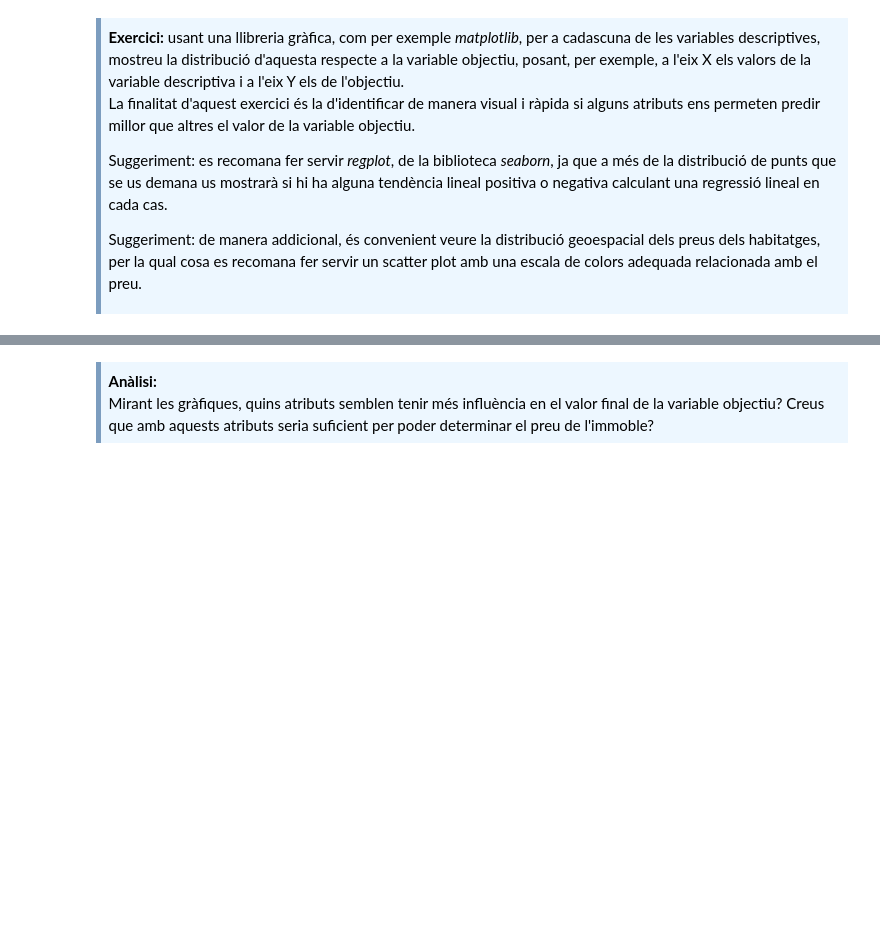
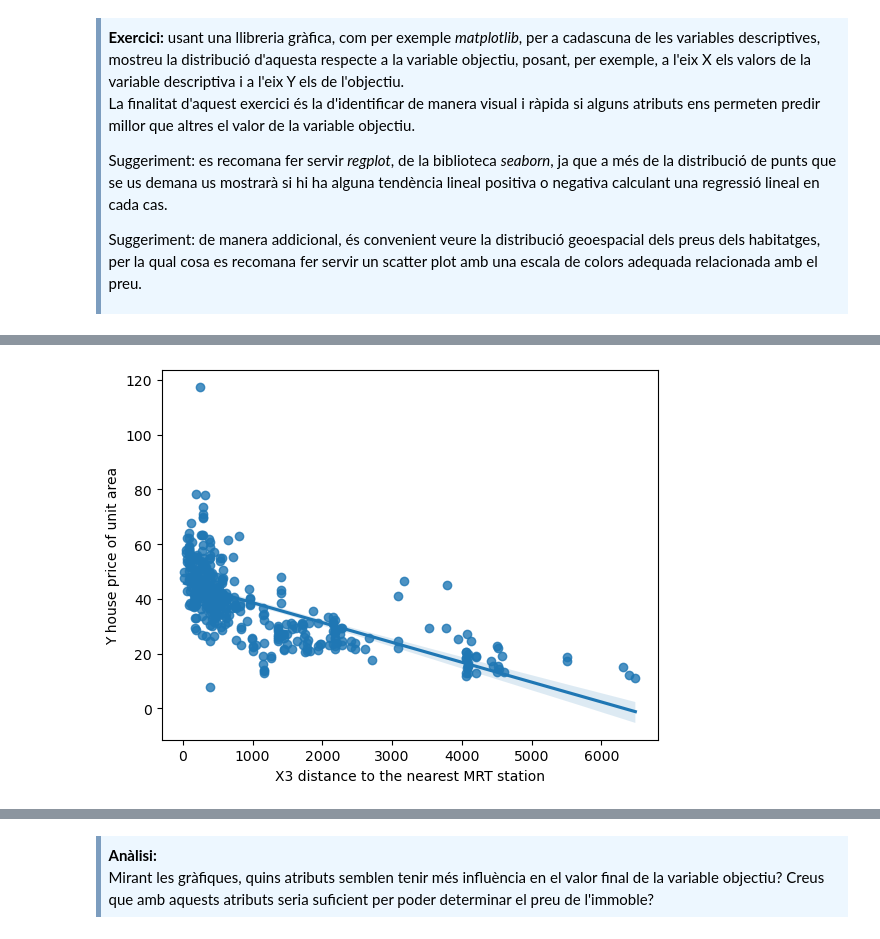
Before and after one commit to marc7666/PAC1-Aprenentatge-automatic, a Jupyter notebook: M2.991_20242_PAC1-Enunciat.ipynb, the cells around one changed output, grey strips where cells are left out. Cells and saved outputs as stored; diff of their text form; code cells hidden in the pictures; blank space fills up the shorter version.

```diff
--- a/M2.991_20242_PAC1-Enunciat.ipynb
+++ b/M2.991_20242_PAC1-Enunciat.ipynb
@@ -539,0 +554,6 @@ Suggeriment: de manera addicional, és convenient veure la distribució geoespac
+# %%
+sns.regplot(x=real_estate_valuation_as_pandas["X3 distance to the nearest MRT station"],
+            y=real_estate_valuation_as_pandas["Y house price of unit area"])
+plt.show()
+# %% [output]
+[figure, added]
```
Also changed, not shown: parts of 36 cells of this notebook.
